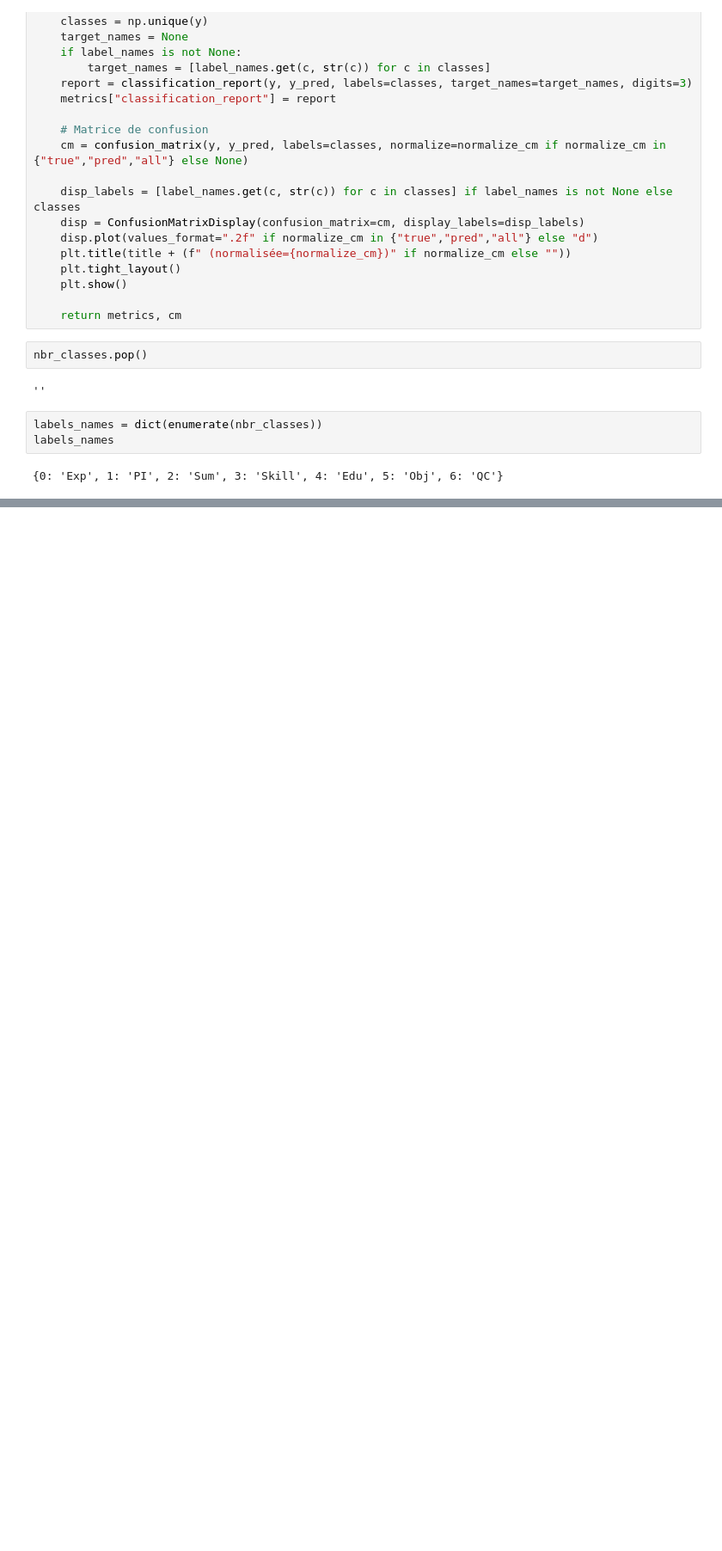
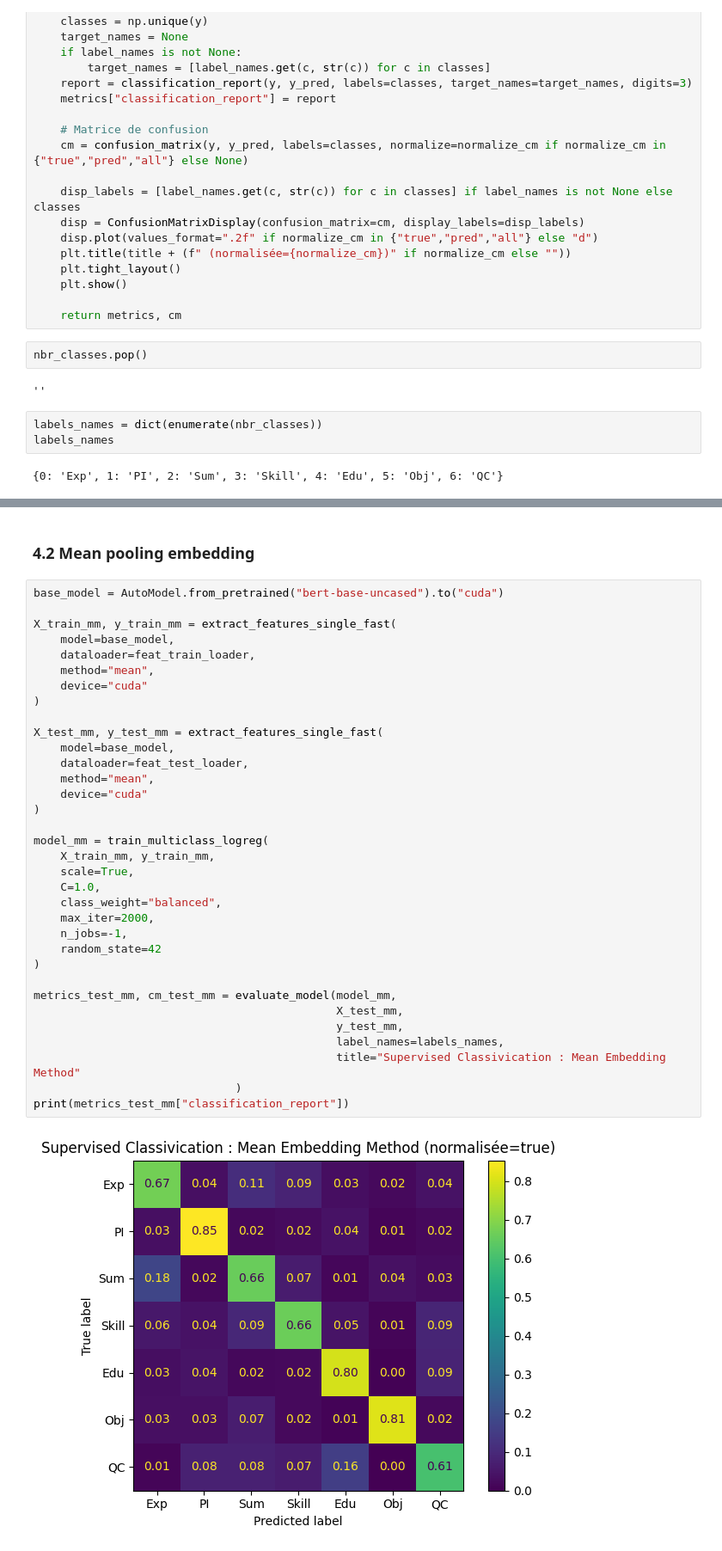
Before and after one commit to Ekliipce/ResumAI, a Jupyter notebook: notebooks/Resume_text_classification.ipynb, the cells around one changed output, grey strips where cells are left out. Shown: that part at 86% size. Saved outputs shown, nothing was run; the diff lists cells and outputs as text; blank space fills up the shorter version.

```diff
--- a/notebooks/Resume_text_classification.ipynb
+++ b/notebooks/Resume_text_classification.ipynb
@@ -680,0 +679,38 @@ weighted avg      0.792     0.713     0.736      6071
+# %% [markdown]
+### 4.2 Mean pooling embedding
+# %%
+base_model = AutoModel.from_pretrained("bert-base-uncased").to("cuda")
+
+X_train_mm, y_train_mm = extract_features_single_fast(
+    model=base_model,
+    dataloader=feat_train_loader,
+    method="mean",
+    device="cuda"
+)
+
+X_test_mm, y_test_mm = extract_features_single_fast(
+    model=base_model,
+    dataloader=feat_test_loader,
+    method="mean",
+    device="cuda"
+)
+
+model_mm = train_multiclass_logreg(
+    X_train_mm, y_train_mm,
+    scale=True,
+    C=1.0,
+    class_weight="balanced",
+    max_iter=2000,
+    n_jobs=-1,
+    random_state=42
+)
+
+metrics_test_mm, cm_test_mm = evaluate_model(model_mm,
+                                             X_test_mm,
+                                             y_test_mm,
+                                             label_names=labels_names,
+                                             title="Supervised Classivication : Mean Embedding Method"
+                              )
+print(metrics_test_mm["classification_report"])
+# %% [output]
+[figure, added]
```
Also changed, not shown: parts of 7 cells of this notebook.
